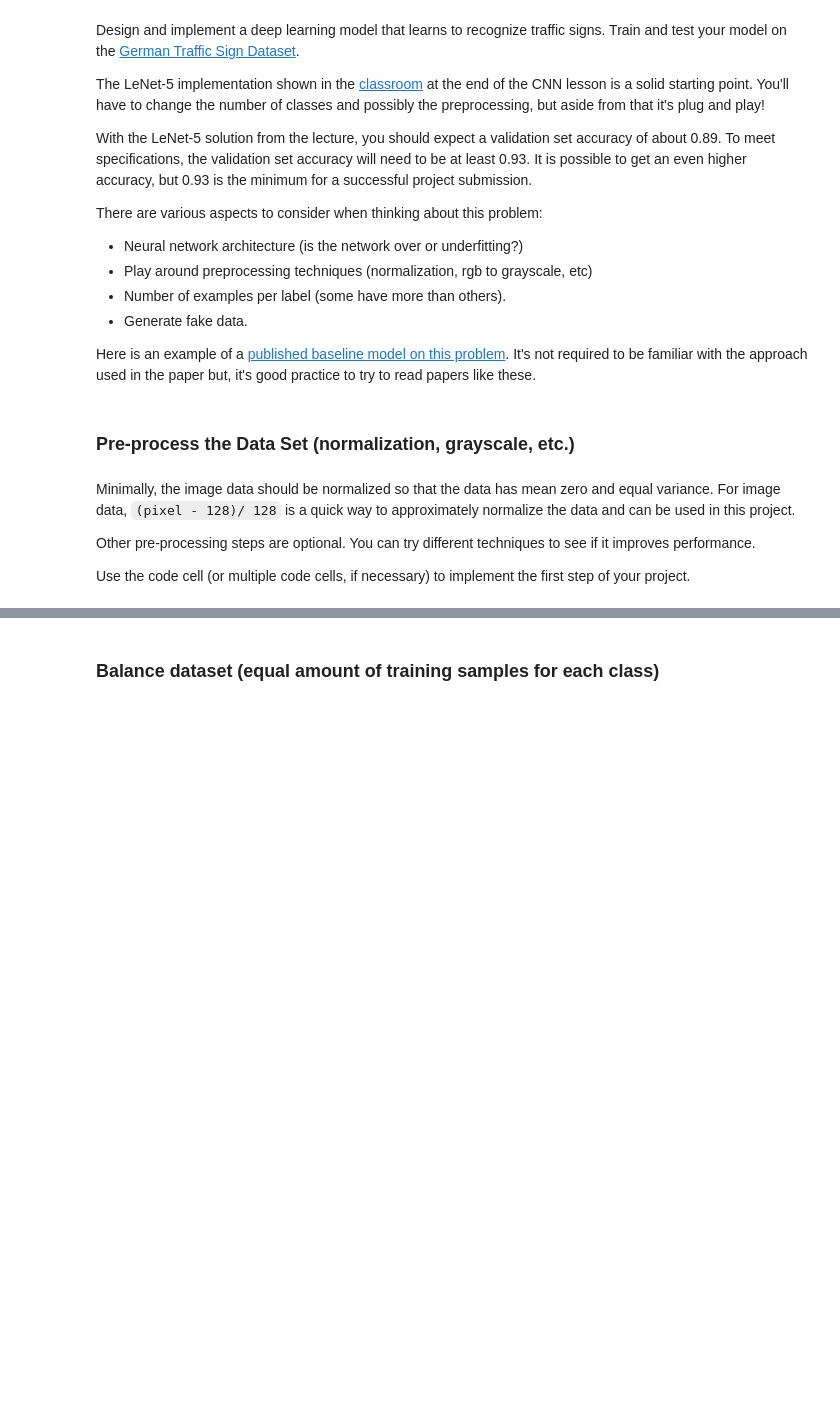
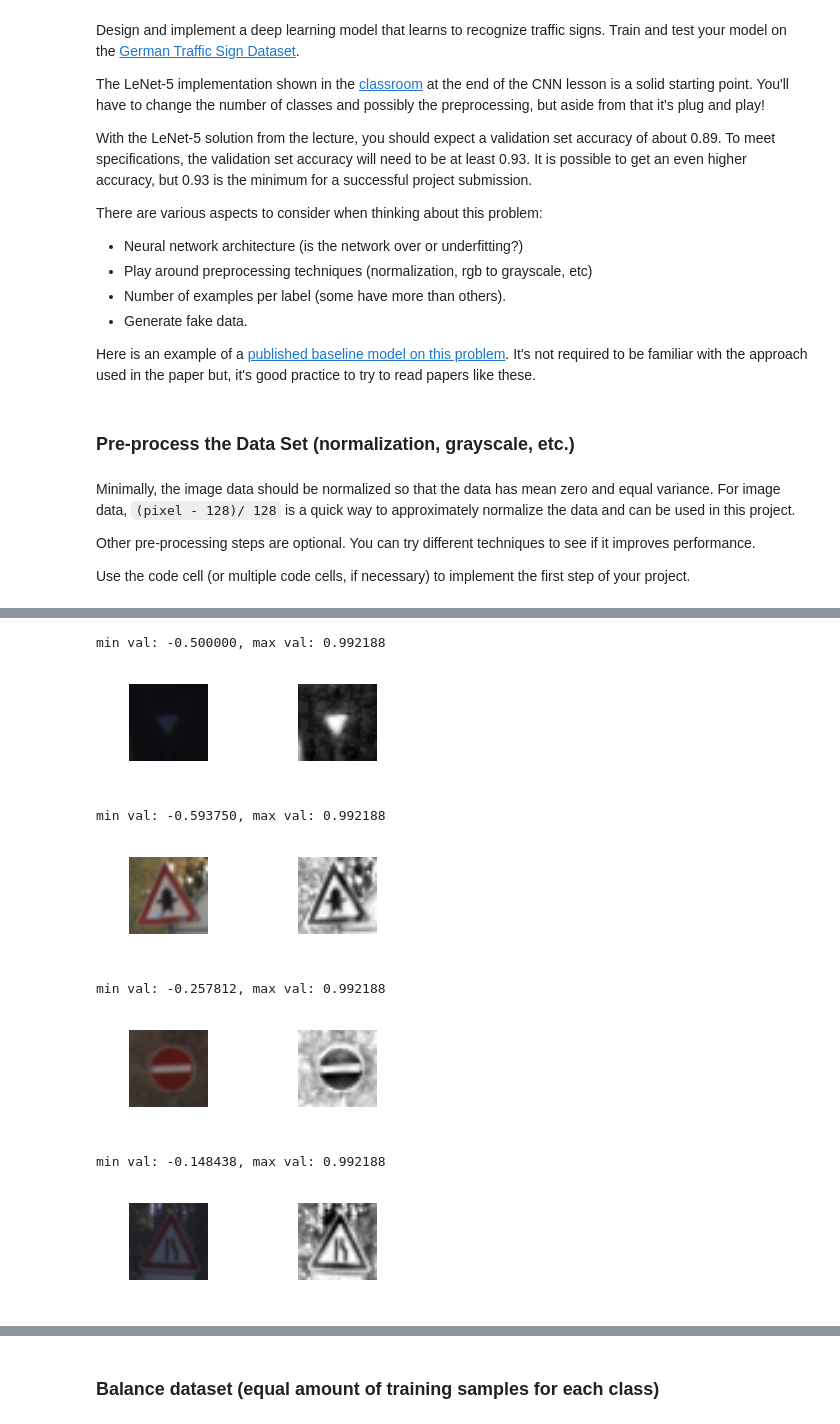
Before and after one commit to da-phil/SDC-Traffic-Sign-Classifier-Project, a Jupyter notebook: Traffic_Sign_Classifier.ipynb, the cells around one changed output, grey strips where cells are left out. Cells and saved outputs as stored; diff of their text form; code cells hidden in the pictures; blank space fills up the shorter version.

```diff
--- a/Traffic_Sign_Classifier.ipynb
+++ b/Traffic_Sign_Classifier.ipynb
@@ -326,0 +343,28 @@ after normalization min val: -0.960938, max val: 0.992188
+# %%
+# Show 5 random images in original and equalized and normalized form
+imshow_cmap="gray"
+for i in random.sample(list(range(n_train)), 4):
+    plt.figure(figsize=(4,1))
+    ax = plt.subplot(1, 2, 1)
+    ax.set_axis_off()
+    ax.imshow(X_train[i].squeeze(), cmap=None)
+    ax = plt.subplot(1, 2, 2)
+    ax.set_axis_off()
+    print("min val: %f, max val: %f"  % (np.min(X_train_norm[i]), np.max(X_train_norm[i])))
+    if colorspace == "YUV":
+        img = np.reshape(cv2.cvtColor(X_train_norm[i].squeeze(), cv2.COLOR_YUV2RGB), X_train_norm.shape[1:])
+    elif colorspace == "LAB":
+        img = np.reshape(cv2.cvtColor(X_train_norm[i].squeeze(), cv2.COLOR_Lab2RGB), X_train_norm.shape[1:])
+    else:
+        img = X_train_norm[i].squeeze()
+    ax.imshow(img, cmap=imshow_cmap)
+    plt.show()
+# %% [output]
+min val: -0.500000, max val: 0.992188
+[figure, added]
+min val: -0.593750, max val: 0.992188
+[figure, added]
+min val: -0.257812, max val: 0.992188
+[figure, added]
+min val: -0.148438, max val: 0.992188
+[figure, added]
```
Also changed, not shown: parts of 29 cells of this notebook.
